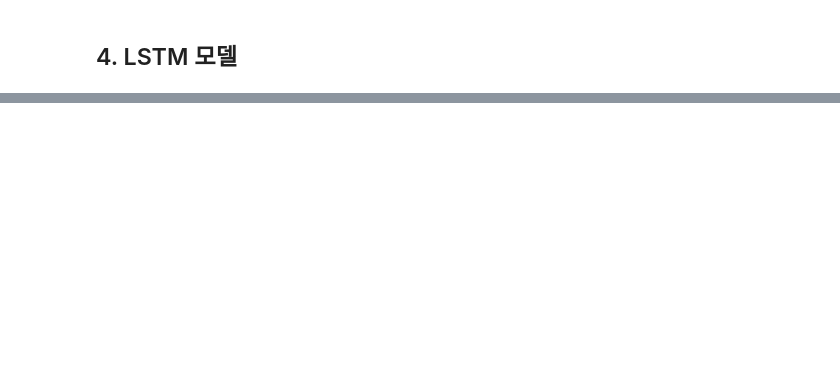
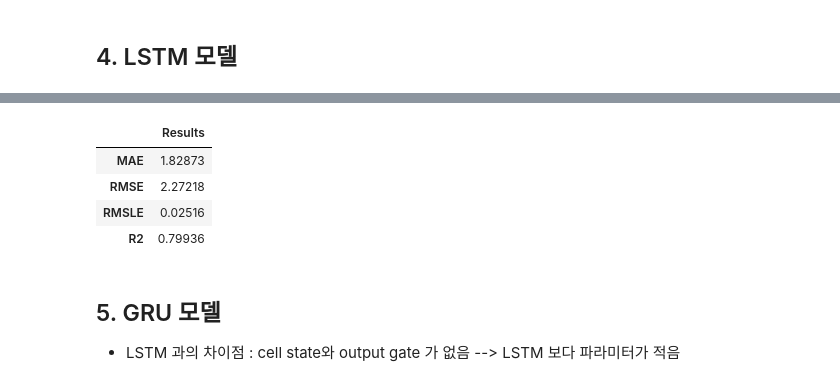
Before and after one commit to bee85919/lstm-gru-test, a Jupyter notebook: lstm-test.ipynb, the cells around one changed output, grey strips where cells are left out. Cells and saved outputs as stored; diff of their text form; code cells hidden in the pictures; blank space fills up the shorter version.

```diff
--- a/lstm-test.ipynb
+++ b/lstm-test.ipynb
@@ -283,0 +284,30 @@ ValueError: decay is deprecated in the new Keras optimizer, please check the doc
+# %%
+y_pred = pd.DataFrame(LSTM_prediction[:, 0])
+y_test=all_data.loc['2019':,'Adj Close'][0:len(LSTM_prediction)]
+y_test.reset_index(drop=True, inplace=True)
+# %%
+from sklearn.metrics import mean_absolute_error, mean_squared_error, mean_squared_log_error, r2_score
+
+def confirm_result(y_test, y_pred):
+    MAE = mean_absolute_error(y_test, y_pred)
+    RMSE = np.sqrt(mean_squared_error(y_test, y_pred))
+    MSLE = mean_squared_log_error(y_test, y_pred)
+    RMSLE = np.sqrt(mean_squared_log_error(y_test, y_pred))
+    R2 = r2_score(y_test, y_pred)
+
+    pd.options.display.float_format = '{:.5f}'.format
+    Result = pd.DataFrame(data=[MAE,RMSE, RMSLE, R2],
+                         index = ['MAE','RMSE', 'RMSLE', 'R2'],
+                         columns=['Results'])
+    return Result
+# %%
+confirm_result(y_test, y_pred)
+# %% [output]
+|  | Results |
+| MAE | 1.82873 |
+| RMSE | 2.27218 |
+| RMSLE | 0.02516 |
+| R2 | 0.79936 |
+# %% [markdown]
+## 5. GRU 모델
+- LSTM 과의 차이점 : cell state와 output gate 가 없음 --> LSTM 보다 파라미터가 적음
```
Also changed, not shown: parts of 3 cells of this notebook.
